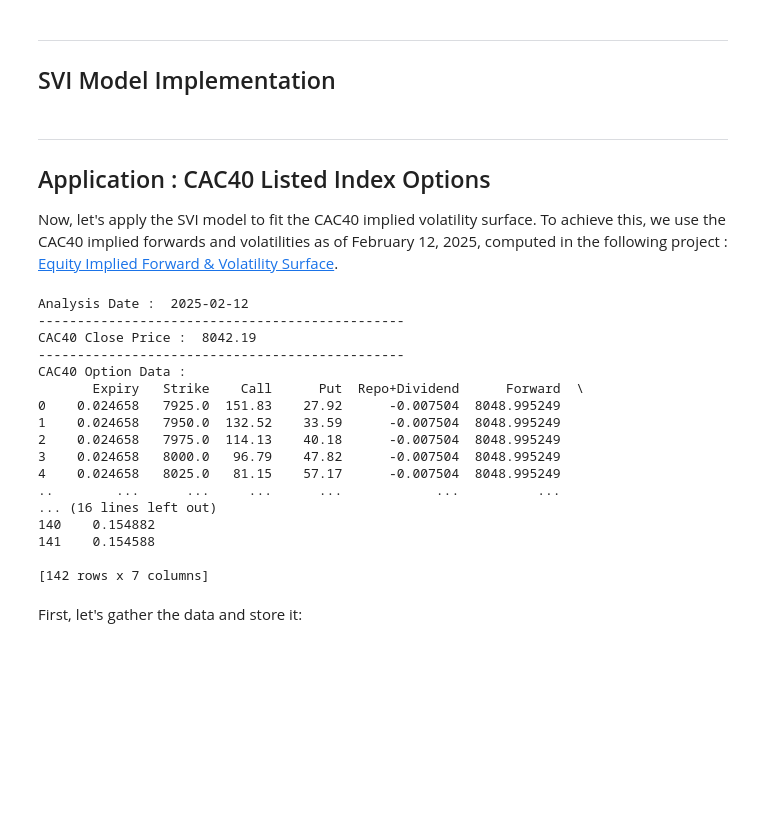
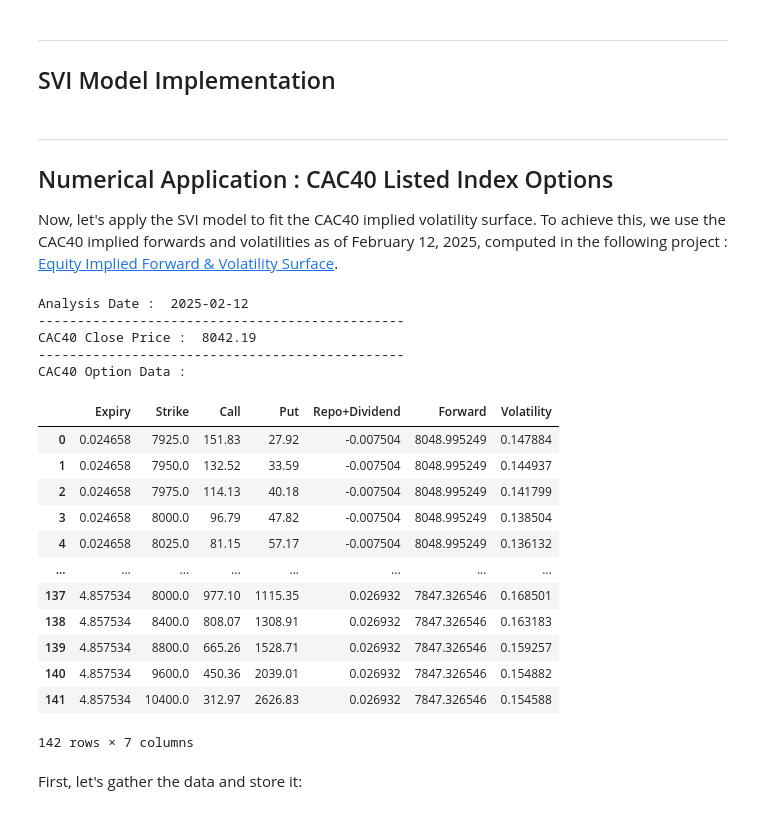
Before and after one commit to Idriss-Afra/Stochastic-Volatility-Inspired-Model, a Jupyter notebook: Stochastic Volatility Inspired Model.ipynb, the cells around one changed output. Saved outputs shown, nothing was run; the diff lists cells and outputs as text; code cells hidden in the pictures; blank space fills up the shorter version.

Commit message:
Stochastic Volatility Inspired Model

```diff
--- a/Stochastic Volatility Inspired Model.ipynb
+++ b/Stochastic Volatility Inspired Model.ipynb
@@ -527,41 +535,42 @@ class SVIModel:
         plt.show()
 # %% [markdown]
 ---
-## Application : CAC40 Listed Index Options
+## Numerical Application : CAC40 Listed Index Options
 
 Now, let's apply the SVI model to fit the CAC40 implied volatility surface. To achieve this, we use the CAC40 implied forwards and volatilities as of February 12, 2025, computed in the following project : [Equity Implied Forward & Volatility Surface](https://github.com/Idriss-Afra/Equity-Implied-Volatility-Surface/blob/main/Equity%20Implied%20Forward%20%26%20Volatility%20Surface.ipynb).
 # %%
 import datetime
 import pandas as pd
 
 as_of_date = datetime.date(2025, 2, 12)
 print("Analysis Date : ", as_of_date)
 print("-----------------------------------------------")
 eq_underlying = "CAC40"
 S0 = 8042.19
 print(f"{eq_underlying} Close Price : ", S0)
 print("-----------------------------------------------")
 option_data = pd.read_csv(f"MarketData/{eq_underlying}_MarketData_{as_of_date.strftime('%d%m%Y')}.csv")
 print(f"{eq_underlying} Option Data :")
-print(option_data)
+display(option_data)
 # %% [output]
 Analysis Date :  2025-02-12
 -----------------------------------------------
 CAC40 Close Price :  8042.19
 -----------------------------------------------
 CAC40 Option Data :
-       Expiry   Strike    Call      Put  Repo+Dividend      Forward  \
-0    0.024658   7925.0  151.83    27.92      -0.007504  8048.995249
-1    0.024658   7950.0  132.52    33.59      -0.007504  8048.995249
-2    0.024658   7975.0  114.13    40.18      -0.007504  8048.995249
-3    0.024658   8000.0   96.79    47.82      -0.007504  8048.995249
-4    0.024658   8025.0   81.15    57.17      -0.007504  8048.995249
-..        ...      ...     ...      ...            ...          ...
-... (16 lines left out)
-140    0.154882
-141    0.154588
-
-[142 rows x 7 columns]
+|  | Expiry | Strike | Call | Put | Repo+Dividend | Forward | Volatility |
+| 0 | 0.024658 | 7925.0 | 151.83 | 27.92 | -0.007504 | 8048.995249 | 0.147884 |
+| 1 | 0.024658 | 7950.0 | 132.52 | 33.59 | -0.007504 | 8048.995249 | 0.144937 |
+| 2 | 0.024658 | 7975.0 | 114.13 | 40.18 | -0.007504 | 8048.995249 | 0.141799 |
+| 3 | 0.024658 | 8000.0 | 96.79 | 47.82 | -0.007504 | 8048.995249 | 0.138504 |
+| 4 | 0.024658 | 8025.0 | 81.15 | 57.17 | -0.007504 | 8048.995249 | 0.136132 |
+| ... | ... | ... | ... | ... | ... | ... | ... |
+| 137 | 4.857534 | 8000.0 | 977.10 | 1115.35 | 0.026932 | 7847.326546 | 0.168501 |
+| 138 | 4.857534 | 8400.0 | 808.07 | 1308.91 | 0.026932 | 7847.326546 | 0.163183 |
+| 139 | 4.857534 | 8800.0 | 665.26 | 1528.71 | 0.026932 | 7847.326546 | 0.159257 |
+| 140 | 4.857534 | 9600.0 | 450.36 | 2039.01 | 0.026932 | 7847.326546 | 0.154882 |
+| 141 | 4.857534 | 10400.0 | 312.97 | 2626.83 | 0.026932 | 7847.326546 | 0.154588 |
+142 rows × 7 columns
 # %% [markdown]
 First, let's gather the data and store it:
 # %%
```
Also changed, not shown: parts of 4 cells of this notebook.
